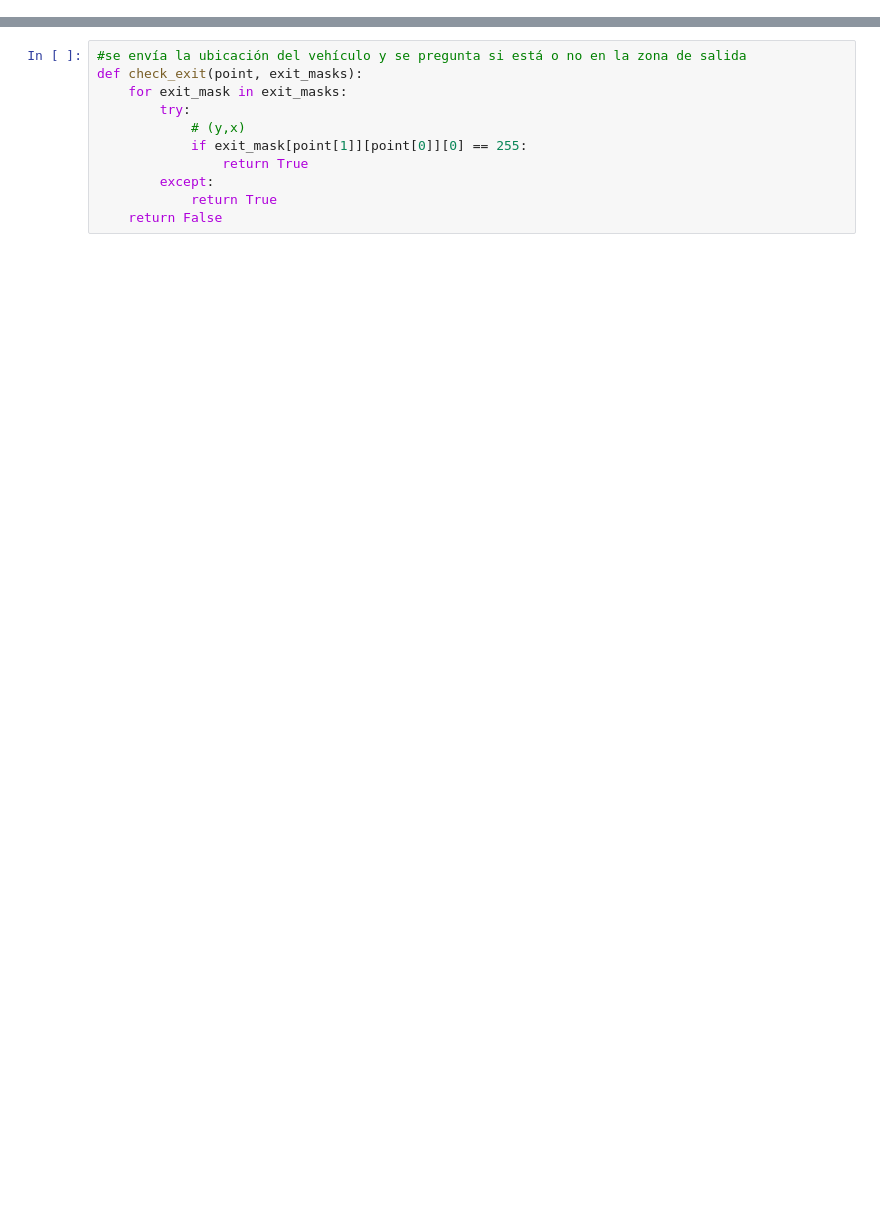
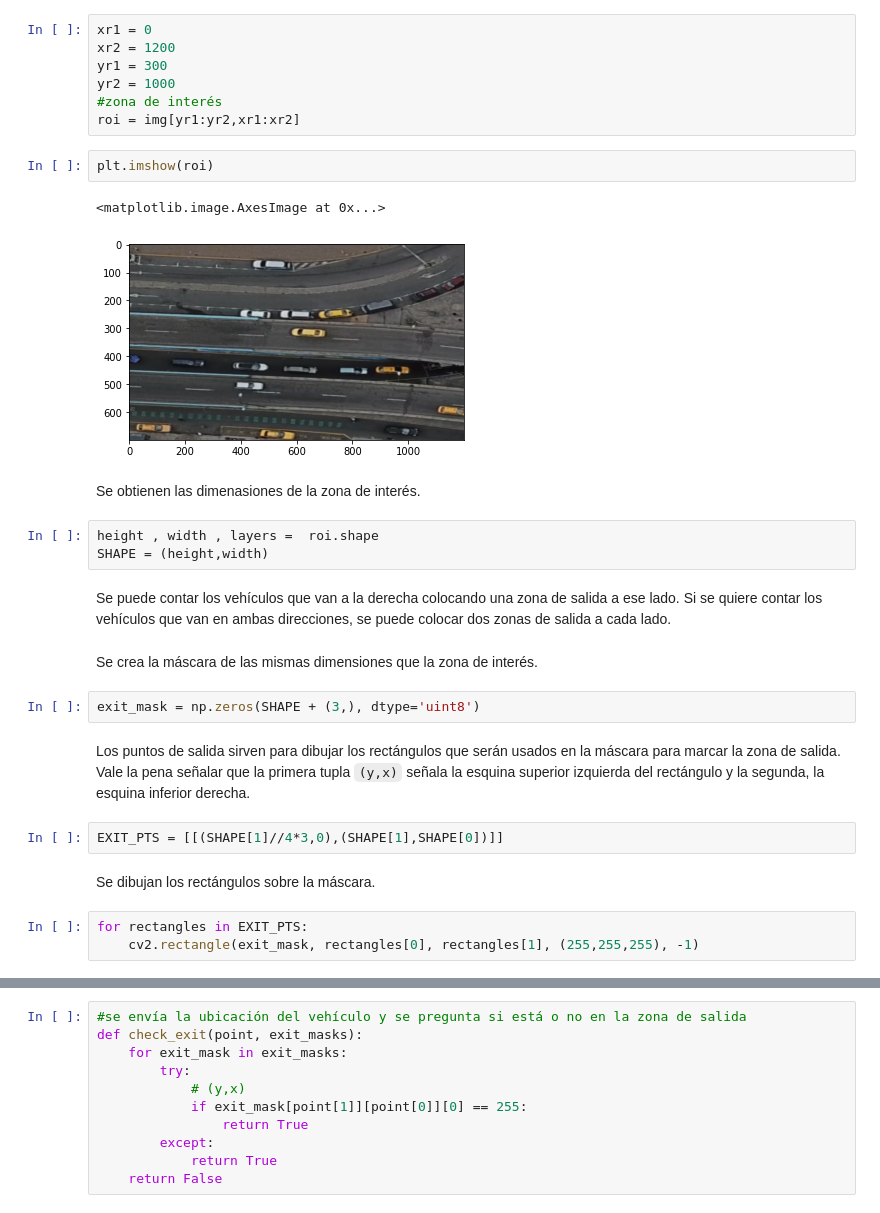
Before and after one commit to danielTeniente/proyecto_capstone, a Jupyter notebook: detector_flujo_urbano/notebooks/Tema_5.ipynb, the cells around one changed output, grey strips where cells are left out. Drawn from its saved outputs; the diff is of its cells as text; blank space fills up the shorter version.

```diff
--- a/detector_flujo_urbano/notebooks/Tema_5.ipynb
+++ b/detector_flujo_urbano/notebooks/Tema_5.ipynb
@@ -0,0 +21,32 @@
+# %%
+xr1 = 0
+xr2 = 1200
+yr1 = 300
+yr2 = 1000
+#zona de interés
+roi = img[yr1:yr2,xr1:xr2]
+# %%
+plt.imshow(roi)
+# %% [output]
+<matplotlib.image.AxesImage at 0x...>
+[figure, added]
+# %% [markdown]
+Se obtienen las dimenasiones de la zona de interés.
+# %%
+height , width , layers =  roi.shape
+SHAPE = (height,width)
+# %% [markdown]
+Se puede contar los vehículos que van a la derecha colocando una zona de salida a ese lado. Si se quiere contar los vehículos que van en ambas direcciones, se puede colocar dos zonas de salida a cada lado.
+# %% [markdown]
+Se crea la máscara de las mismas dimensiones que la zona de interés.
+# %%
+exit_mask = np.zeros(SHAPE + (3,), dtype='uint8')
+# %% [markdown]
+Los puntos de salida sirven para dibujar los rectángulos que serán usados en la máscara para marcar la zona de salida. Vale la pena señalar que la primera tupla `(y,x)` señala la esquina superior izquierda del rectángulo y la segunda, la esquina inferior derecha.
+# %%
+EXIT_PTS = [[(SHAPE[1]//4*3,0),(SHAPE[1],SHAPE[0])]]
+# %% [markdown]
+Se dibujan los rectángulos sobre la máscara.
+# %%
+for rectangles in EXIT_PTS:
+    cv2.rectangle(exit_mask, rectangles[0], rectangles[1], (255,255,255), -1)
```
Also changed, not shown: parts of 40 cells of this notebook, 5 other files.
